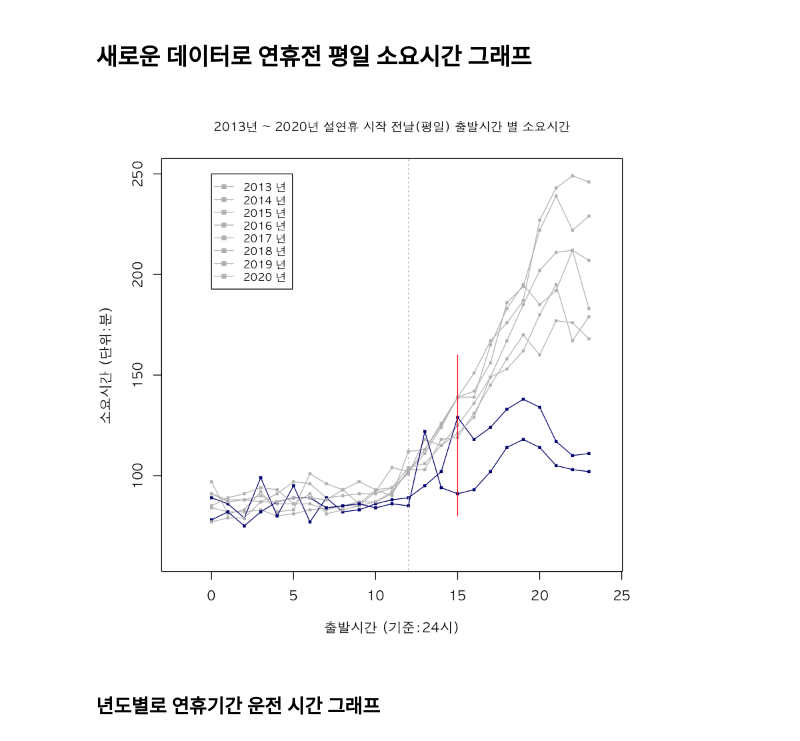
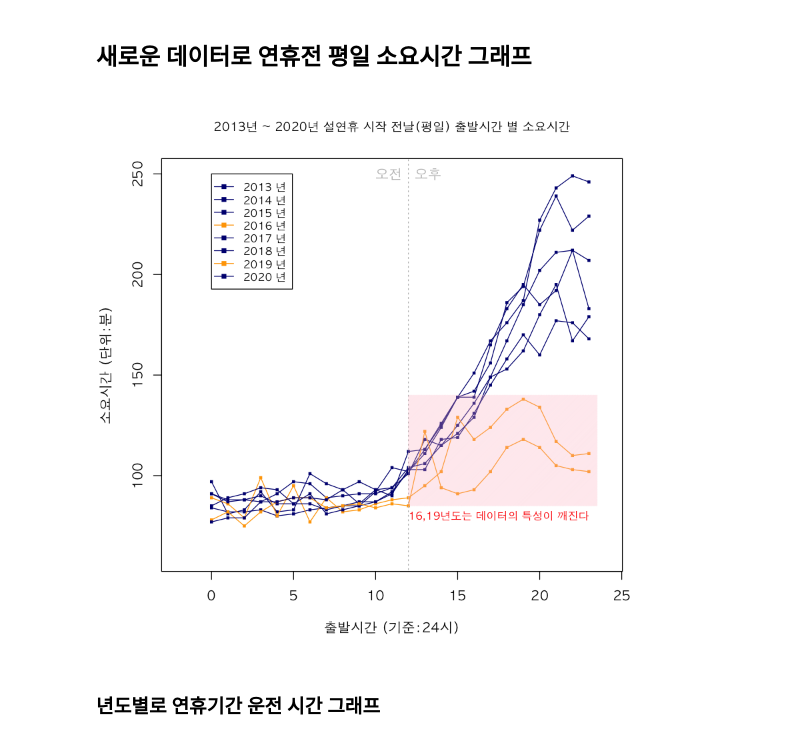
Before and after one commit to monargent0/TJRrrClass, a Jupyter notebook: 교통량.ipynb, the cells around one changed output. Saved outputs shown, nothing was run; the diff lists cells and outputs as text; code cells hidden in the pictures.

```diff
--- a/교통량.ipynb
+++ b/교통량.ipynb
@@ -725,7 +752,7 @@ plot(
     pch = 15,
     cex = c(0.5),
     lwd = 1,
-    col = 'grey',
+    col = 'navy',
     ylim = c(60,250),
     xlim = c(-2,24),
     # axes = F, # x, y 좌표 Frame 제거
@@ -741,7 +768,7 @@ lines(
     type = 'o',
     pch = 15,
     cex = c(0.5),
-    col = 'grey',
+    col = 'navy',
 )
 lines(
     y15[y15$일차 == 0,]$출발시간,
@@ -750,7 +777,7 @@ lines(
     type = 'o',
     pch = 15,
     cex = c(0.5),
-    col = 'grey',
+    col = 'navy',
 )
 lines(
     y16[y16$일차 == 0,]$출발시간,
@@ -759,7 +786,7 @@ lines(
     type = 'o',
     pch = 15,
     cex = c(0.5),
-    col = 'navy',
+    col = 'orange',
 )
 lines(
     y17[y17$일차 == 0,]$출발시간,
@@ -768,7 +795,7 @@ lines(
     type = 'o',
     pch = 15,
     cex = c(0.5),
-    col = 'grey',
+    col = 'navy',
 
 )
 lines(
@@ -778,42 +805,47 @@ lines(
     type = 'o',
     pch = 15,
     cex = c(0.5),
-    col = 'grey',
+    col = 'navy',
 )
 lines(
     y19[y19$일차 == 0,]$출발시간,
     y19[y19$일차 == 0,]$소요시간,
     lwd = 1,
     type = 'o',
     pch = 15,
     cex = c(0.5),
-    col = 'navy',
+    col = 'orange',
 )
 lines(
     y20[y20$일차 == 0,]$출발시간,
     y20[y20$일차 == 0,]$소요시간,
     lwd = 1,
     type = 'o',
     pch = 15,
     cex = c(0.5),
-    col = 'grey',
+    col = 'navy',
 )
 
 # 범례
 legend(0, 250, # x, y 좌표값
     c(paste(2013:2020, '년 ')),
-    col= c('grey'),
+    col= c('navy','navy','navy','orange','navy','navy','orange','navy'),
     pch = c(15),
     lty = c(1),
     cex = 0.8, # 크기조절 R에서 기본값 1
 
 )
 
 # 선분 그리기 (3,3) 와 (4,4)
-segments(15,80 , 15,160 , col='red')
 segments(12,40 , 12,260 , col='grey' , lty = 3)
+
+# 사각형 그리기
+rect(12,85 , 23.5,140, border = NA ,col = adjustcolor("pink",alpha=0.3), density = 100) # b, c ,d로 사용가능
+# 글자 쓰기
+text(17.5,80 ,"16,19년도는 데이터의 특성이 깨진다" , cex=0.8 , col='red' , srt= 0)
+text(12,250 , paste('오전 \t 오후') , cex=1 , col='grey' , srt= 0) # 오전오후
 # %% [output]
-[figure, old version]
+[figure, new version]
 # %% [markdown]
 ### 년도별로 연휴기간 운전 시간 그래프
 # %%
```
Also changed, not shown: parts of 14 cells of this notebook, 4 other files.
